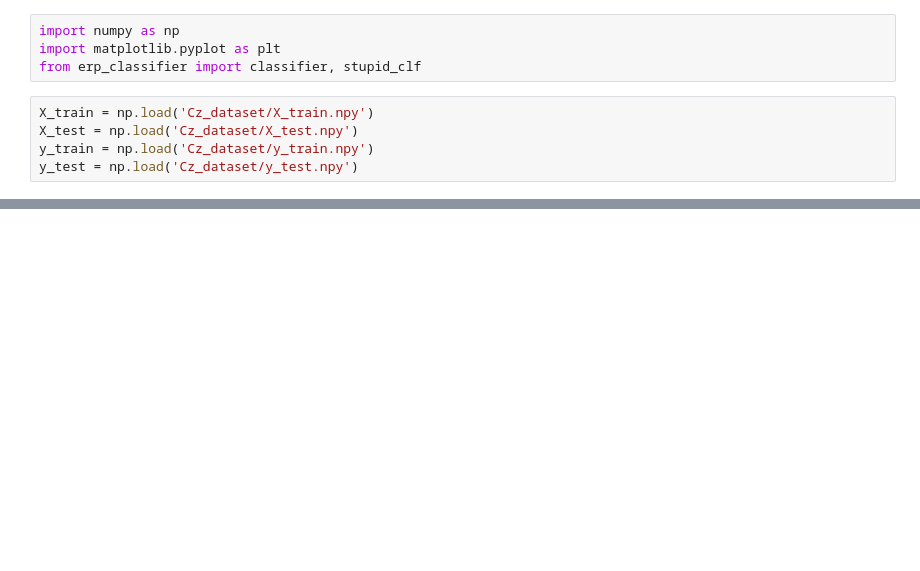
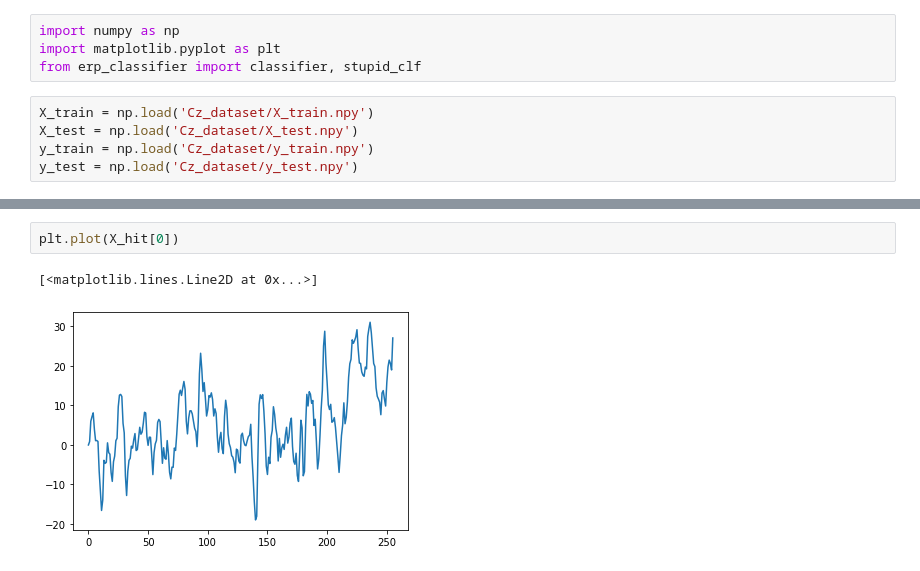
Before and after one commit to NTX-McGill/Neurotech-2023, a Jupyter notebook: siggy_ml/Testing Classifiers.ipynb, the cells around one changed output, grey strips where cells are left out. Cells and saved outputs as stored; diff of their text form; blank space fills up the shorter version.

```diff
--- a/siggy_ml/Testing Classifiers.ipynb
+++ b/siggy_ml/Testing Classifiers.ipynb
@@ -21,0 +22,5 @@ Confusion Matrix:
+# %%
+plt.plot(X_hit[0])
+# %% [output]
+[<matplotlib.lines.Line2D at 0x...>]
+[figure, added]
```
Also changed, not shown: parts of 3 cells of this notebook, 3 other files.
